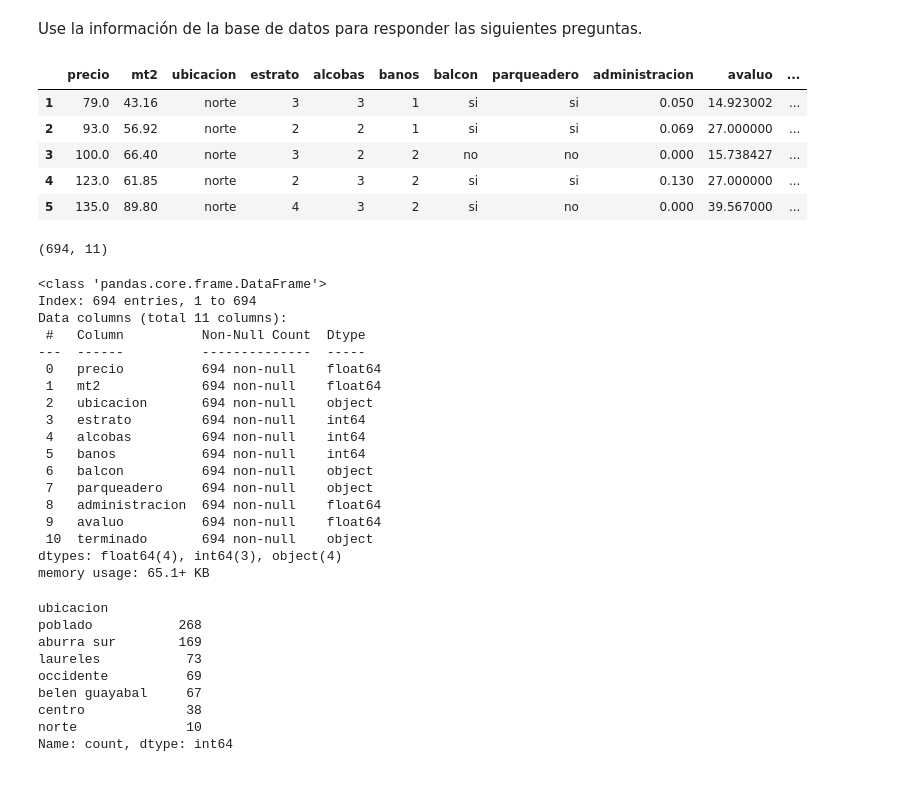
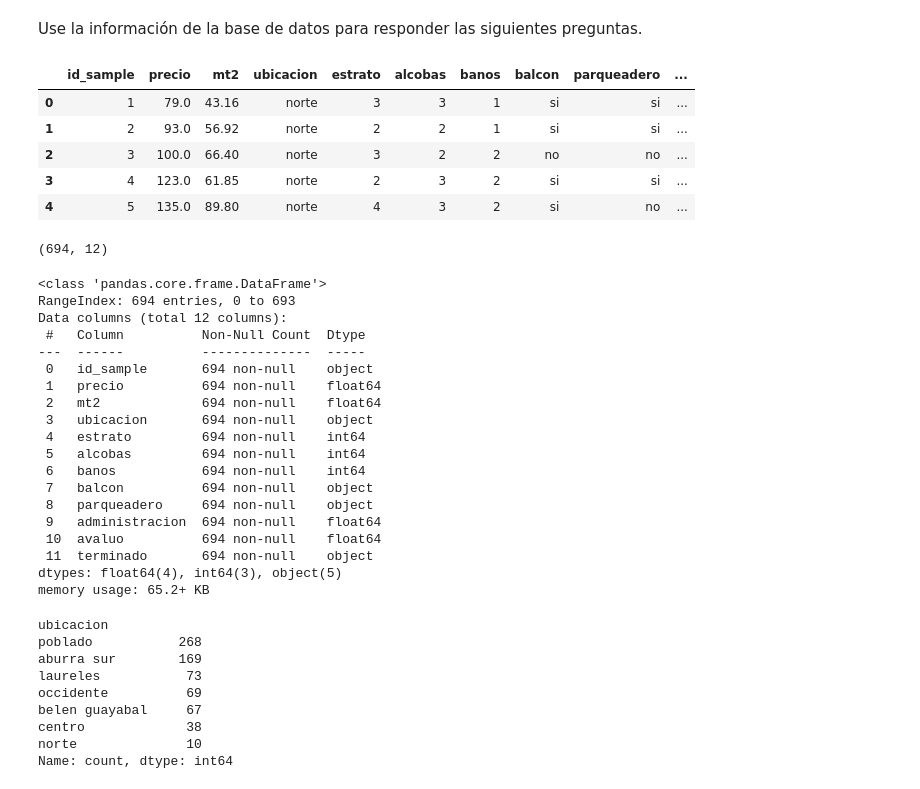
Before and after one commit to oecorrechag/regression, a Jupyter notebook: notebooks/01_seccion/1.1 Introduccion/1.1.6. Activities4.ipynb, the cells around one changed output. Drawn from its saved outputs; the diff is of its cells as text; code cells hidden in the pictures.

```diff
--- a/notebooks/01_seccion/1.1 Introduccion/1.1.6. Activities4.ipynb
+++ b/notebooks/01_seccion/1.1 Introduccion/1.1.6. Activities4.ipynb
@@ -22,39 +26,46 @@ warnings.filterwarnings("ignore")
 Use la información de la base de datos para responder las siguientes preguntas.
 # %%
 df = pd.read_csv(raw / 'aptos2015.txt',  sep=' ', skiprows=4)
+
+### crear un id para identificador de muestras
+df = df.reset_index()
+df.rename(columns={'index':'id_sample'}, inplace=True)
+df['id_sample'] = df['id_sample'].astype(str)
+
 df.head()
 # %% [output]
-|  | precio | mt2 | ubicacion | estrato | alcobas | banos | balcon | parqueadero | administracion | avaluo | ... |
-| 1 | 79.0 | 43.16 | norte | 3 | 3 | 1 | si | si | 0.050 | 14.923002 | ... |
-| 2 | 93.0 | 56.92 | norte | 2 | 2 | 1 | si | si | 0.069 | 27.000000 | ... |
-| 3 | 100.0 | 66.40 | norte | 3 | 2 | 2 | no | no | 0.000 | 15.738427 | ... |
-| 4 | 123.0 | 61.85 | norte | 2 | 3 | 2 | si | si | 0.130 | 27.000000 | ... |
-| 5 | 135.0 | 89.80 | norte | 4 | 3 | 2 | si | no | 0.000 | 39.567000 | ... |
+|  | id_sample | precio | mt2 | ubicacion | estrato | alcobas | banos | balcon | parqueadero | ... |
+| 0 | 1 | 79.0 | 43.16 | norte | 3 | 3 | 1 | si | si | ... |
+| 1 | 2 | 93.0 | 56.92 | norte | 2 | 2 | 1 | si | si | ... |
+| 2 | 3 | 100.0 | 66.40 | norte | 3 | 2 | 2 | no | no | ... |
+| 3 | 4 | 123.0 | 61.85 | norte | 2 | 3 | 2 | si | si | ... |
+| 4 | 5 | 135.0 | 89.80 | norte | 4 | 3 | 2 | si | no | ... |
 # %%
 df.shape
 # %% [output]
-(694, 11)
+(694, 12)
 # %%
 df.info()
 # %% [output]
 <class 'pandas.core.frame.DataFrame'>
-Index: 694 entries, 1 to 694
-Data columns (total 11 columns):
+RangeIndex: 694 entries, 0 to 693
+Data columns (total 12 columns):
  #   Column          Non-Null Count  Dtype
 ---  ------          --------------  -----
- 0   precio          694 non-null    float64
- 1   mt2             694 non-null    float64
- 2   ubicacion       694 non-null    object
- 3   estrato         694 non-null    int64
- 4   alcobas         694 non-null    int64
- 5   banos           694 non-null    int64
- 6   balcon          694 non-null    object
- 7   parqueadero     694 non-null    object
- 8   administracion  694 non-null    float64
- 9   avaluo          694 non-null    float64
- 10  terminado       694 non-null    object
-dtypes: float64(4), int64(3), object(4)
-memory usage: 65.1+ KB
+ 0   id_sample       694 non-null    object
+ 1   precio          694 non-null    float64
+ 2   mt2             694 non-null    float64
+ 3   ubicacion       694 non-null    object
+ 4   estrato         694 non-null    int64
+ 5   alcobas         694 non-null    int64
+ 6   banos           694 non-null    int64
+ 7   balcon          694 non-null    object
+ 8   parqueadero     694 non-null    object
+ 9   administracion  694 non-null    float64
+ 10  avaluo          694 non-null    float64
+ 11  terminado       694 non-null    object
+dtypes: float64(4), int64(3), object(5)
+memory usage: 65.2+ KB
 # %%
 df['ubicacion'].value_counts()
 # %% [output]
```
Also changed, not shown: parts of 4 cells of this notebook.
